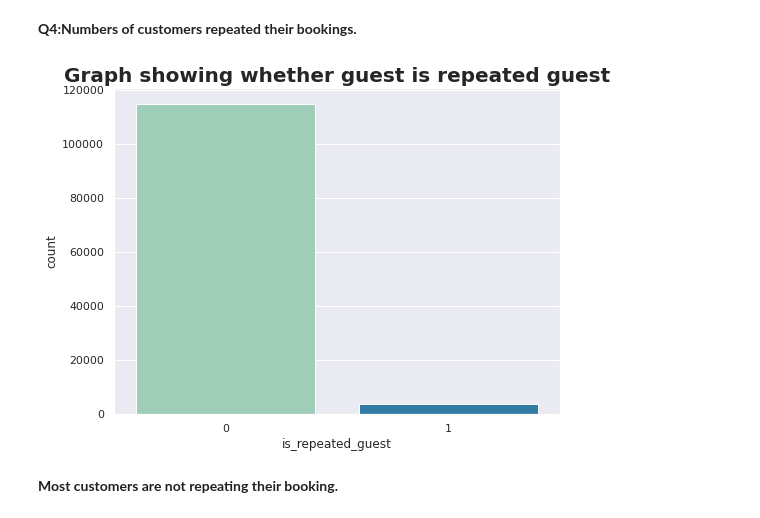
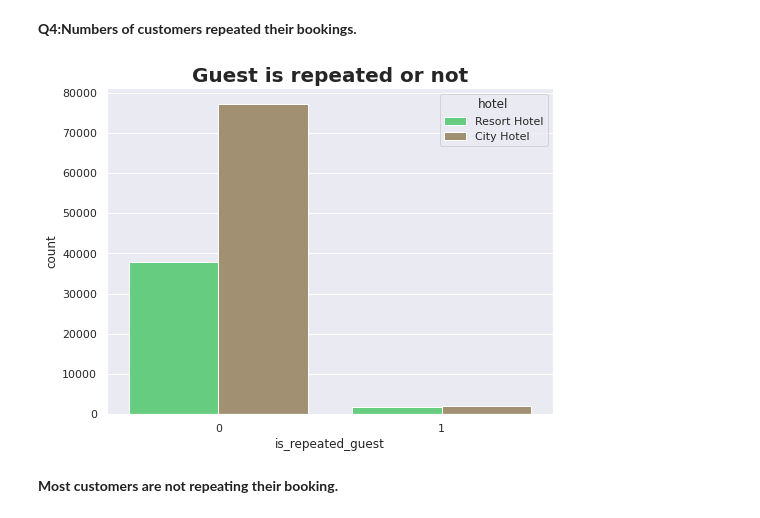
Before and after one commit to praveenbejo95/Hotel-booking-analysis-EDA-, a Jupyter notebook: Hotel_Booking_Analysis_EDA_Capstone_Project.ipynb, the cells around one changed output. Saved outputs shown, nothing was run; the diff lists cells and outputs as text; code cells hidden in the pictures.

```diff
--- a/Hotel_Booking_Analysis_EDA_Capstone_Project.ipynb
+++ b/Hotel_Booking_Analysis_EDA_Capstone_Project.ipynb
@@ -95,5 +98,0 @@ null_values=df[['agent','company','children','country']]
-# %%
-plt.figure(figsize=(8,6))
-sns.set_theme(style="darkgrid")
-sns.countplot(data=null_values,palette="cividis")
-plt.show()
@@ -628,11 +653,11 @@ The countries with only 1 guest are not suitable for promotion,countries like we
 # %%
 plt.figure(figsize=(8,6))
 sns.set_theme(style="darkgrid")
-sns.countplot(df['is_repeated_guest'],palette='YlGnBu')
-plt.title('Graph showing whether guest is repeated guest',fontweight="bold",size=20)
-plt.show()
+sns.countplot(data= df,x='is_repeated_guest',hue='hotel',palette='terrain')
+plt.title( 'Guest is repeated or not',fontweight="bold",size=20)
+plt.show() # 0 = No , 1 = yes ,in the graph
 # %% [output]
-[figure, old version]
+[figure, new version]
 # %% [markdown]
 **Most customers are not repeating their booking.**
 # %% [markdown]
```
Also changed, not shown: parts of 20 cells of this notebook.
